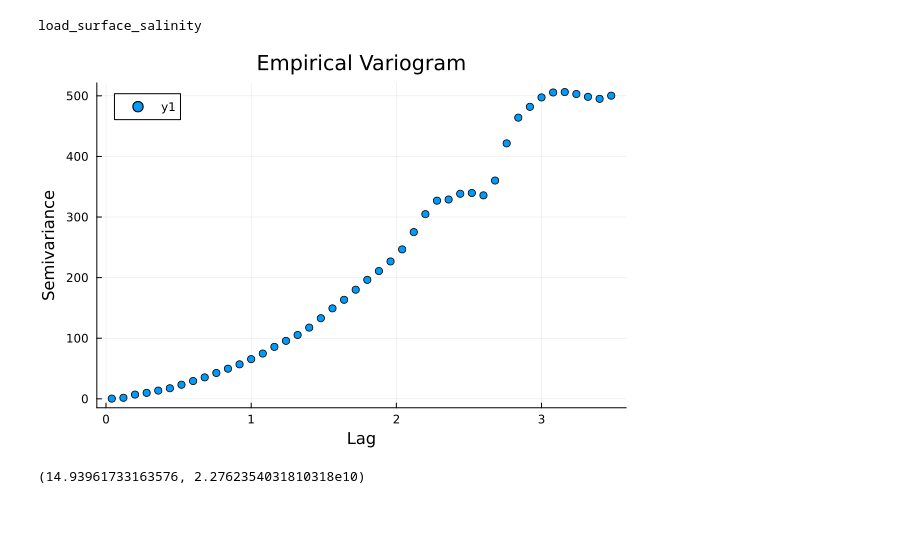
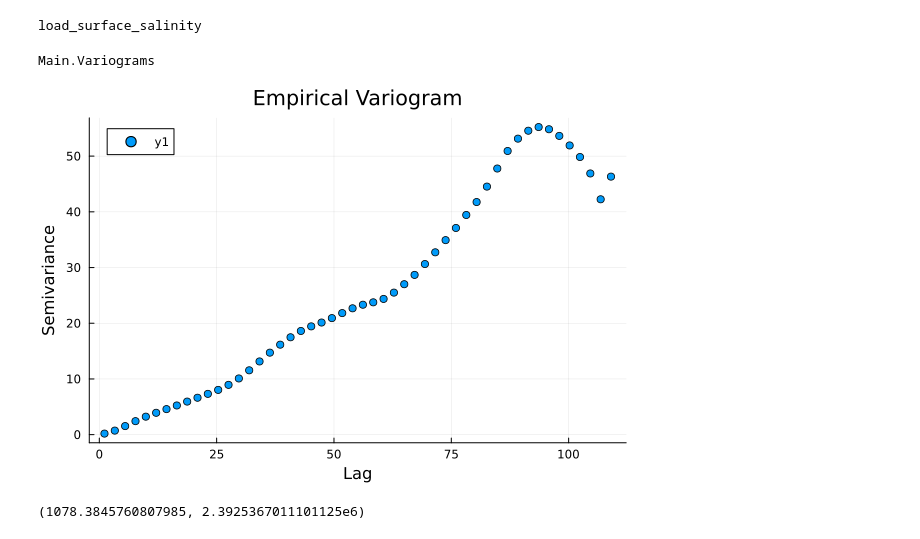
Before and after one commit to kmgovind/scientific-data-models, a Jupyter notebook: chesapeake_bay_salinity/cb_length_scales.ipynb, the cells around one changed output. Drawn from its saved outputs; the diff is of its cells as text; code cells hidden in the pictures.

```diff
--- a/chesapeake_bay_salinity/cb_length_scales.ipynb
+++ b/chesapeake_bay_salinity/cb_length_scales.ipynb
@@ -69,28 +69,53 @@ end
 load_surface_salinity
 # %%
 include("cb_variograms.jl")
-
-file = frames[1].file
-lon, lat, salt = load_surface_salinity(file)
-
-coords = hcat(lon, lat)
-h, γ = Variograms.pairwise_distances(lon, lat, salt)
-
-# compute empirical variogram (adjust nbins/maxlag as needed)
-bins = Variograms.empirical_variogram(h, γ)
-
-lags = bins.h_mid
-γ_emp = bins.variogram
-
-# plot empirical variogram
-scatter(lags, γ_emp, xlabel="Lag", ylabel="Semivariance", title="Empirical Variogram")
 # %% [output]
-[figure, removed]
+Main.Variograms
+# %%
+lat_min, lat_max = 36.75, 37.5
+lon_min, lon_max = -76.5, -75.5
+
+file = frames[20].file
+
+lon, lat, salt = load_surface_salinity(file)
+
+# For using multiple files
+#lon_all = Float64[]
+#lat_all = Float64[]
+#salt_all = Float64[]
+
+#for fr in frames
+    #loni, lati, salti = load_surface_salinity(fr.file)
+    #append!(lon_all, loni)
+    #append!(lat_all, lati)
+    #append!(salt_all, salti)
+#end
+
+# lon, lat, salt = lon_all, lat_all, salt_all
+
+roi = (lat .>= lat_min) .& (lat .<= lat_max) .& (lon .>= lon_min) .& (lon .<= lon_max)
+good_lons = lon[roi]
+good_lats = lat[roi]
+good_sals = salt[roi]
+
+#coords = hcat(good_lons, good_lats)
+#h, γ = Variograms.pairwise_distances(good_lons, good_lats, good_sals)
+
+# compute empirical variogram (adjust nbins/maxlag as needed)
+bins = Variograms.empirical_spatial_variogram(good_lons, good_lats, good_sals)
+
+lags = bins.h_mid
+γ_emp = bins.variogram
+
+# plot empirical variogram
+scatter(lags, γ_emp, xlabel="Lag", ylabel="Semivariance", title="Empirical Variogram")
+# %% [output]
+[figure, added]
 # %%
-hp_model = Variograms.hp_fit(lon, lat, salt)
+hp_model = Variograms.hp_fit(good_lons, good_lats, good_sals)
 println(hp_model)
 # %% [output]
-(14.93961733163576, 2.2762354031810318e10)
+(1078.3845760807985, 2.3925367011101125e6)
 # %%
 lag_grid = range(0, stop=maximum(lags), length=200)
 γ_model = Variograms.spatio_variogram(lag_grid, hp_model)
```
Also changed, not shown: parts of 5 cells of this notebook, 2 other files.
